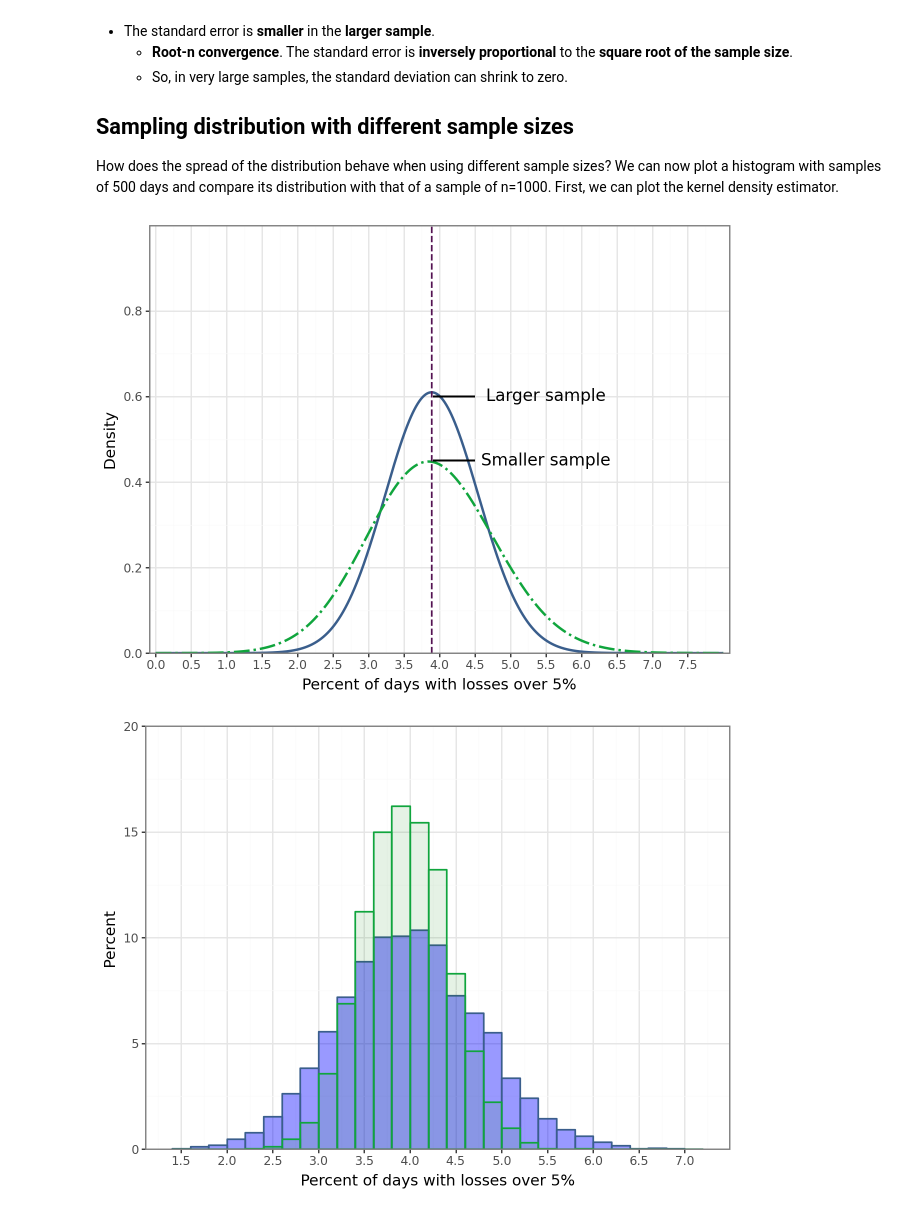
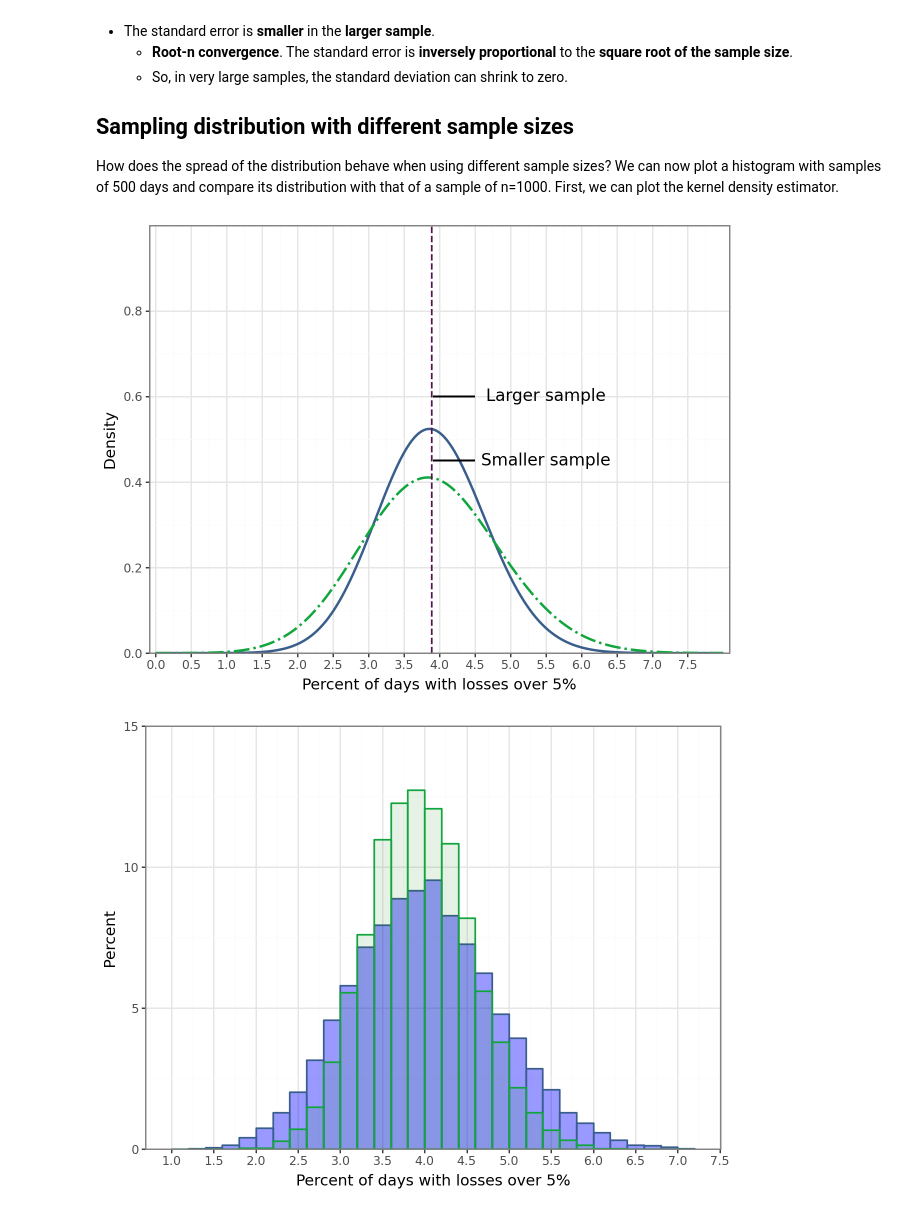
Before and after one commit to felipesebben/bk_data_analysis_studies, a Jupyter notebook: da_data_exercises/ch05-generalizing_from_data/01-stock_data_analysis/01-stock_data_analysis.ipynb, the cells around one changed output. Cells and saved outputs as stored; diff of their text form; code cells hidden in the pictures.

```diff
--- a/da_data_exercises/ch05-generalizing_from_data/01-stock_data_analysis/01-stock_data_analysis.ipynb
+++ b/da_data_exercises/ch05-generalizing_from_data/01-stock_data_analysis/01-stock_data_analysis.ipynb
@@ -246,7 +246,7 @@ Using a simple random sampling, we can now create samples based on the assumptio
 def create_samples(vector, n_samples, n_obs):
     samples_pctloss = [None] * (n_samples + 1) # Create a list to store the samples
     for i in range(n_samples + 1):
-        single_sample = np.random.choice(vector, size=n_obs, replace=False) # Create a single sample
+        single_sample = np.random.choice(vector, size=n_obs, replace=True) # Create a single sample
         samples_pctloss[i] = sum(single_sample <= -5) / n_obs * 100 # Calculate the proportion of days with losses greater than 5%
     return samples_pctloss
 # %% [markdown]
@@ -379,34 +379,38 @@ ggplot(n_obs_df) + stat_density(
     legend_position="none"
 )
 # %% [output]
-[figure, old version]
+[figure, new version]
 # %%
 ggplot(n_obs_df) + geom_histogram(
     aes(x="n_obs_500", y="stat(count)/sum(stat(count))*100"),
     color=color[0],
     fill="blue",
     binwidth=0.2,
     center=0.5,
     size=0.7,
     alpha=0.4,
     closed="left"
 ) + geom_histogram(
     aes(x="n_obs_1000", y="stat(count)/sum(stat(count))*100"),
     color=color[1],
     fill="green",
     binwidth=0.2,
     center=0.5,
     size=0.7,
     alpha=0.1,
     closed="left"
 ) + ylab(
     "Percent"
 ) + xlab(
     "Percent of days with losses over 5%"
 ) + scale_x_continuous(
     breaks=seq(0, 8, 0.5)
 ) + scale_y_continuous(
-    expand=(0.00, 0.00), limits=(0, 20), breaks=seq(0, 21, 5)
-) + theme_bw()
+    expand=(0.00, 0.00), limits=(0, 15), breaks=seq(0, 16, 5)
+) + scale_color_manual(
+    labels=("N=1000", "N=500"), name="", values=(color[1], color[0])
+) + scale_alpha_identity() + scale_fill_identity() + theme_bw() + theme(
+    legend_position="none"
+)
 # %% [output]
-[figure, old version]
+[figure, new version]
```
Also changed, not shown: parts of 31 cells of this notebook, 1 other file.
